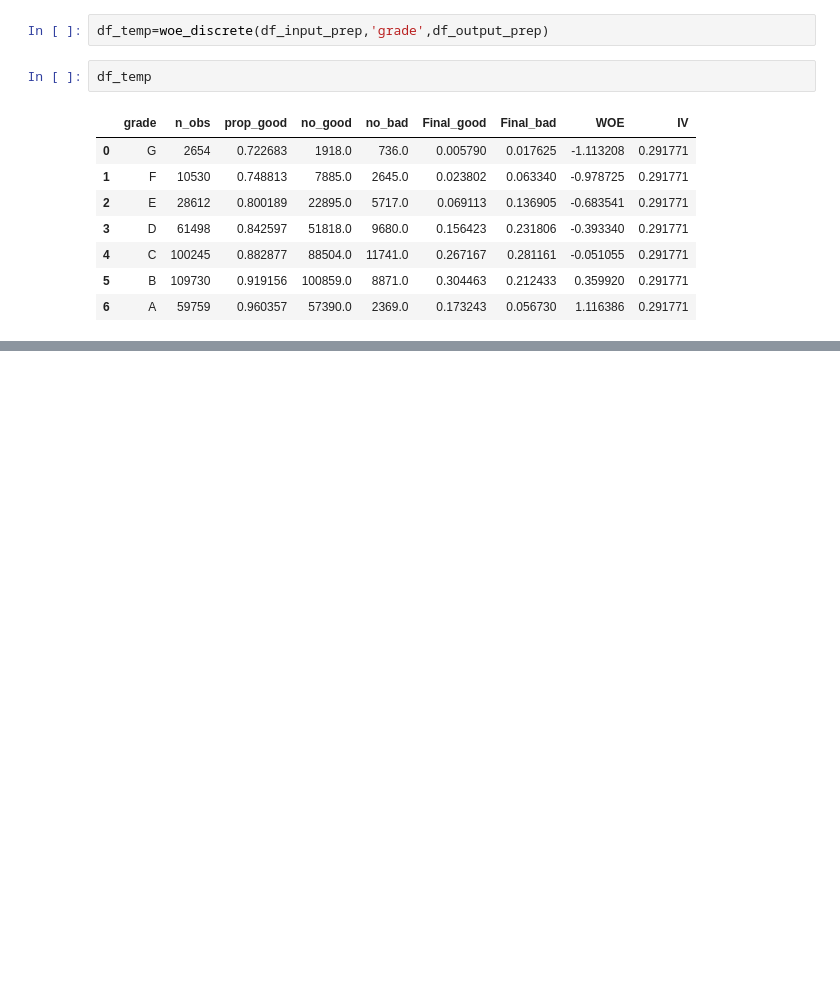
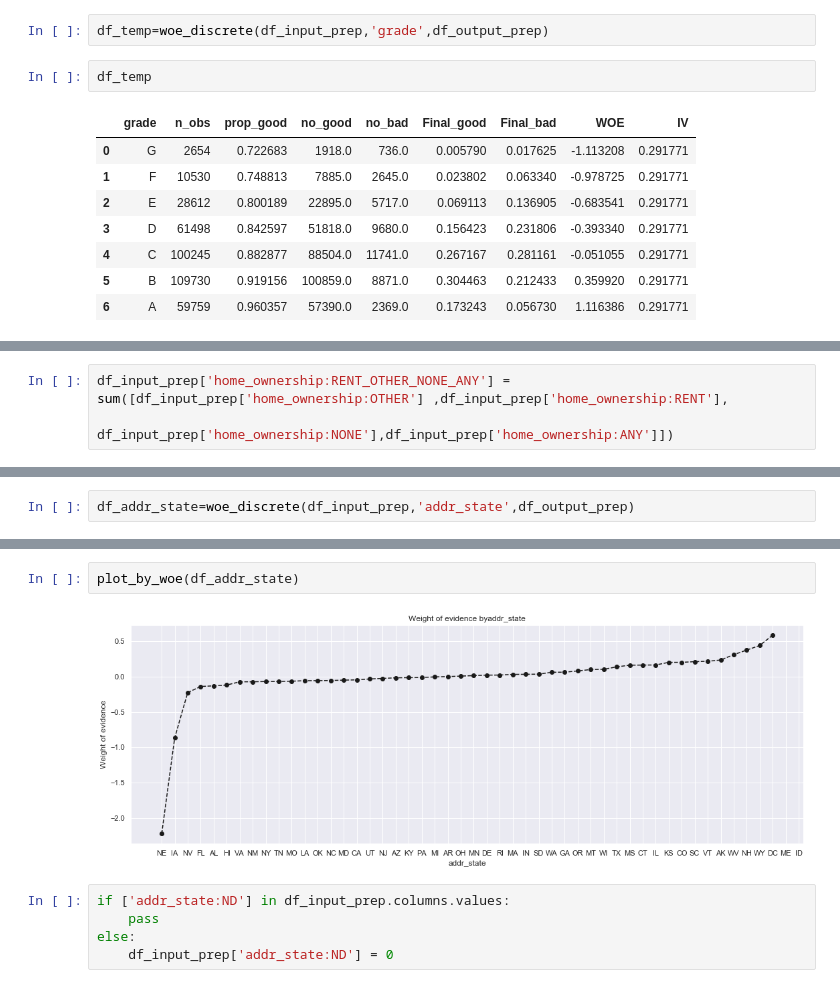
Before and after one commit to BAGLAT/Credit-Risk-Modeling, a Jupyter notebook: Credit Risk Modeling.ipynb, the cells around one changed output, grey strips where cells are left out. Drawn from its saved outputs; the diff is of its cells as text; blank space fills up the shorter version.

```diff
--- a/Credit Risk Modeling.ipynb
+++ b/Credit Risk Modeling.ipynb
@@ -818,0 +893,3 @@ df_temp
+# %%
+df_input_prep['home_ownership:RENT_OTHER_NONE_ANY'] = sum([df_input_prep['home_ownership:OTHER'] ,df_input_prep['home_ownership:RENT'],
+                                                          df_input_prep['home_ownership:NONE'],df_input_prep['home_ownership:ANY']])
@@ -818,0 +909,2 @@ df_temp
+# %%
+df_addr_state=woe_discrete(df_input_prep,'addr_state',df_output_prep)
@@ -818,0 +931,9 @@ df_temp
+# %%
+plot_by_woe(df_addr_state)
+# %% [output]
+[figure, added]
+# %%
+if ['addr_state:ND'] in df_input_prep.columns.values:
+    pass
+else:
+    df_input_prep['addr_state:ND'] = 0
```
Also changed, not shown: parts of 30 cells of this notebook.
